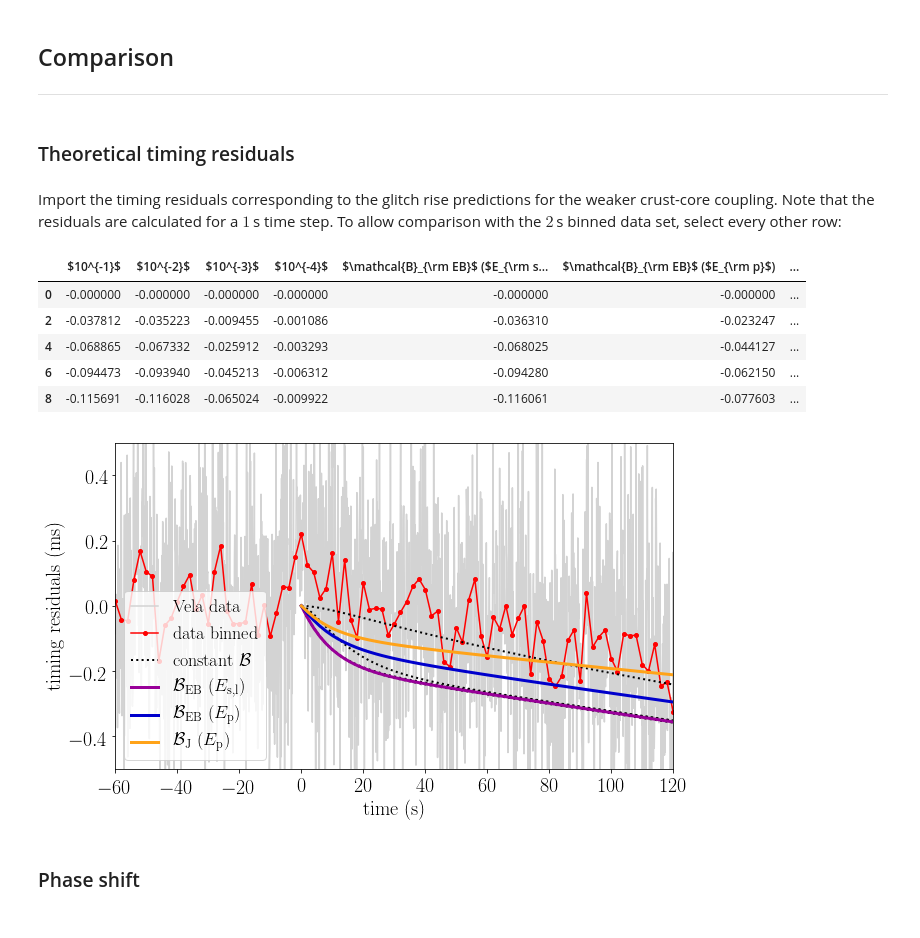
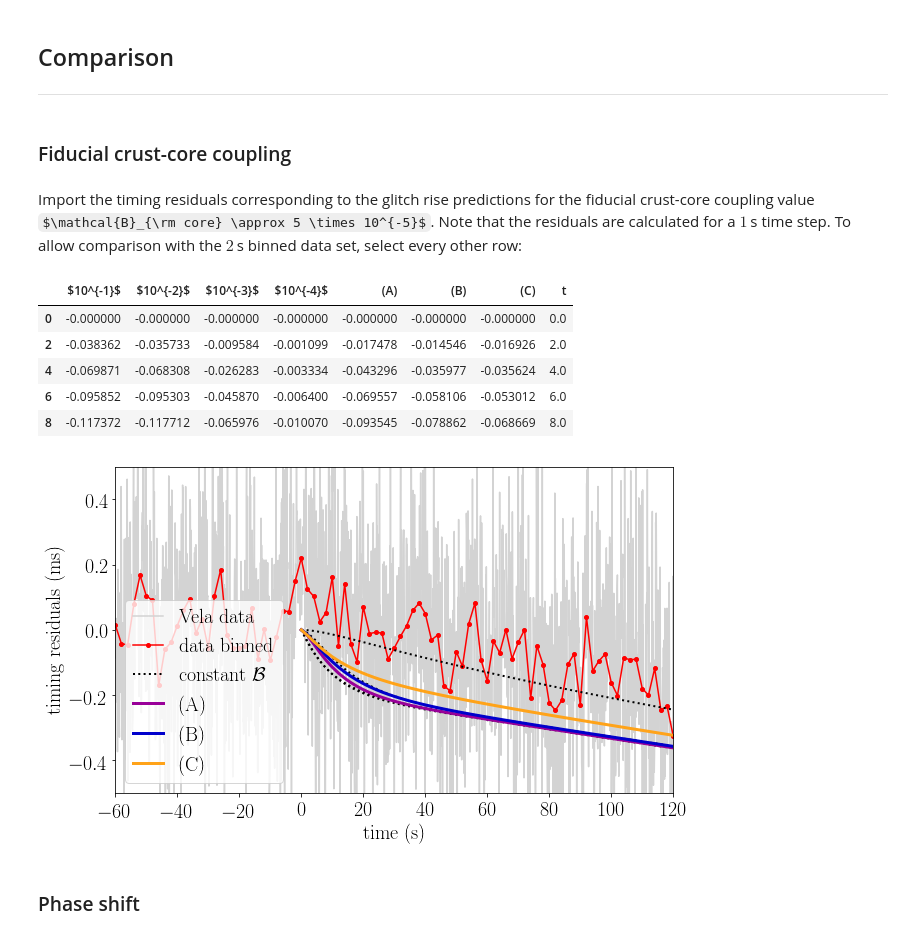
Before and after one commit to vanessagraber/glitchrises, a Jupyter notebook: data_comparison.ipynb, the cells around one changed output. Saved outputs shown, nothing was run; the diff lists cells and outputs as text; code cells hidden in the pictures; some formulas as TeX source.

```diff
--- a/data_comparison.ipynb
+++ b/data_comparison.ipynb
@@ -116,56 +116,54 @@ plt.show()
 # %% [markdown]
 ## Comparison
 ---
-# %% [markdown]
-### Theoretical timing residuals
+# %% [markdown]
+### Fiducial crust-core coupling
 # %% [markdown]
-Import the timing residuals corresponding to the glitch rise predictions for the weaker crust-core coupling. Note that the residuals are calculated for a $1 \, $s time step. To allow comparison with the $2\, $s binned data set, select every other row:
+Import the timing residuals corresponding to the glitch rise predictions for the fiducial crust-core coupling value $\mathcal{B}_{\rm core} \approx 5 \times 10^{-5}$. Note that the residuals are calculated for a $1 \, $s time step. To allow comparison with the $2\, $s binned data set, select every other row:
 # %%
-df_model_residuals = pd.read_csv('model_residuals.txt', sep='&')
-df_model_residuals = df_model_residuals[::2]
-t = df_model_residuals['t'].values
+df_model_residuals_fiducial = pd.read_csv('model_residuals_Bcore5e-5.txt', sep='&')
+df_model_residuals_fiducial = df_model_residuals_fiducial[::2]
+t = df_model_residuals_fiducial['t'].values
 # %%
-df_model_residuals.head()
+df_model_residuals_fiducial.head()
 # %% [output]
-|  | $10^{-1}$ | $10^{-2}$ | $10^{-3}$ | $10^{-4}$ | $\mathcal{B}_{\rm EB}$ ($E_{\rm s... | $\mathcal{B}_{\rm EB}$ ($E_{\rm p}$) | ... |
-| 0 | -0.000000 | -0.000000 | -0.000000 | -0.000000 | -0.000000 | -0.000000 | ... |
-| 2 | -0.037812 | -0.035223 | -0.009455 | -0.001086 | -0.036310 | -0.023247 | ... |
-| 4 | -0.068865 | -0.067332 | -0.025912 | -0.003293 | -0.068025 | -0.044127 | ... |
-| 6 | -0.094473 | -0.093940 | -0.045213 | -0.006312 | -0.094280 | -0.062150 | ... |
-| 8 | -0.115691 | -0.116028 | -0.065024 | -0.009922 | -0.116061 | -0.077603 | ... |
+|  | $10^{-1}$ | $10^{-2}$ | $10^{-3}$ | $10^{-4}$ | (A) | (B) | (C) | t |
+| 0 | -0.000000 | -0.000000 | -0.000000 | -0.000000 | -0.000000 | -0.000000 | -0.000000 | 0.0 |
+| 2 | -0.038362 | -0.035733 | -0.009584 | -0.001099 | -0.017478 | -0.014546 | -0.016926 | 2.0 |
+| 4 | -0.069871 | -0.068308 | -0.026283 | -0.003334 | -0.043296 | -0.035977 | -0.035624 | 4.0 |
+| 6 | -0.095852 | -0.095303 | -0.045870 | -0.006400 | -0.069557 | -0.058106 | -0.053012 | 6.0 |
+| 8 | -0.117372 | -0.117712 | -0.065976 | -0.010070 | -0.093545 | -0.078862 | -0.068669 | 8.0 |
 # %%
-label_x = [r'$x$', r'$10^{-1}$', r'$10^{-2}$', r'$10^{-3}$', r'$10^{-4}$',
-           r'$\mathcal{B}_{\rm EB}$ ($E_{\rm s,l}$)', r'$\mathcal{B}_{\rm EB}$ ($E_{\rm p}$)',
-           r'$\mathcal{B}_{\rm J}$ ($E_{\rm p}$)']
+label_x = [r'$x$', r'$10^{-1}$', r'$10^{-2}$', r'$10^{-3}$', r'$10^{-4}$', r'(A)', r'(B)', r'(C)']
 # %%
 fig = plt.figure()
 fig.set_size_inches(10,6)
 mpl.rcParams.update({'font.size': 20})
 
 plt.plot(df_Vela['seconds'], df_Vela['residual'], '-', label='Vela data', color=colors[3])
 plt.plot(bin_center, Vela_bin_means, '-o', label='data binned', ms=4, color='red')
 
-plt.plot(t, df_model_residuals[label_x[1]], ':', label=r'constant $\mathcal{B}$',
+plt.plot(t, df_model_residuals_fiducial[label_x[1]], ':', label=r'constant $\mathcal{B}$',
          linewidth=2, color='black')
 
 for i in range(1,4):
-    plt.plot(t, df_model_residuals[label_x[i+1]], ':', label='_nolegend_',
+    plt.plot(t, df_model_residuals_fiducial[label_x[i+1]], ':', label='_nolegend_',
              linewidth=2, color='black')
 
 for i in range(4,7):
-    plt.plot(t, df_model_residuals[label_x[i+1]], '-', label=label_x[i+1],
+    plt.plot(t, df_model_residuals_fiducial[label_x[i+1]], '-', label=label_x[i+1],
              linewidth=3, color=colors[i-4])
 
 plt.xlim(-60,120)
 plt.ylim(-0.5,0.5)
 plt.xlabel(r'time (s)')
 plt.ylabel(r'timing residuals (ms)')
 
-plt.legend(loc=3, handlelength=1.5, fontsize=18);
+plt.legend(loc=3, handlelength=1.5, fontsize=20);
 
 plt.show()
 # %% [output]
-[figure, old version]
+[figure, new version]
 # %% [markdown]
 ### Phase shift
 # %% [markdown]
```
Also changed, not shown: parts of 14 cells of this notebook.
